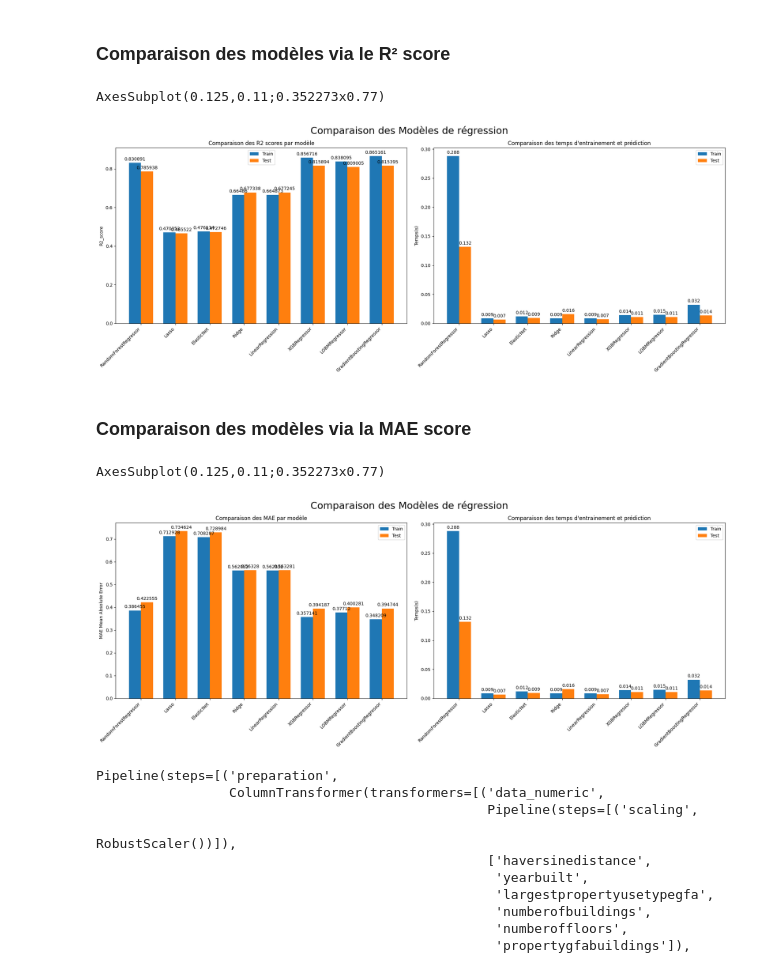
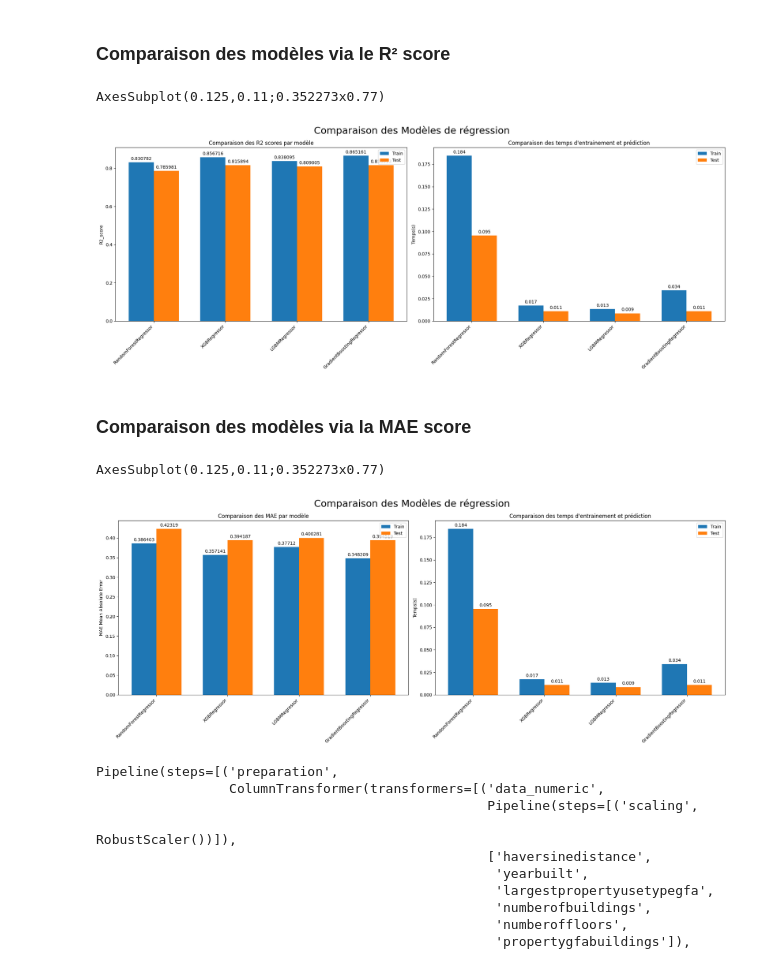
Before and after one commit to data-IA-2022/CO2_Maud_Tarik, a Jupyter notebook: model-multioutput.ipynb, the cells around one changed output. Cells and saved outputs as stored; diff of their text form; code cells hidden in the pictures.

```diff
--- a/model-multioutput.ipynb
+++ b/model-multioutput.ipynb
@@ -360,7 +350,7 @@ import time
 from sklearn.metrics import mean_absolute_error
 from sklearn.multioutput import MultiOutputRegressor
 from sklearn.pipeline import Pipeline
-from sklearn.model_selection import GridSearchCV
+from sklearn.model_selection import GridSearchCV, learning_curve
 import xgboost as xgb
 from sklearn.ensemble import RandomForestRegressor
 import lightgbm as lgb
@@ -372,17 +362,17 @@ models_param = {
         'model__estimator__n_estimators': [100, 200, 500],
         'model__estimator__max_depth': [3, 5, 7]
     },
-    Lasso: {
-        'model__estimator__alpha': [0.1, 1.0, 10.0]
-    },
-    ElasticNet: {
-        'model__estimator__alpha': [0.1, 1.0, 10.0],
-        'model__estimator__l1_ratio': [0.1, 0.5, 0.9]
-    },
-    Ridge: {
-        'model__estimator__alpha': [0.1, 1.0, 10.0]
-    },
-    LinearRegression: {},
+    # Lasso: {
+    #     'model__estimator__alpha': [0.1, 1.0, 10.0]
+    # },
+    # ElasticNet: {
+    #     'model__estimator__alpha': [0.1, 1.0, 10.0],
+    #     'model__estimator__l1_ratio': [0.1, 0.5, 0.9]
+    # },
+    # Ridge: {
+    #     'model__estimator__alpha': [0.1, 1.0, 10.0]
+    # },
+    # LinearRegression: {},
     xgb.XGBRegressor: {
         'model__estimator__n_estimators': [100, 200, 500],
         'model__estimator__max_depth': [3, 5, 7],
@@ -394,6 +384,7 @@ models_param = {
         'model__estimator__learning_rate': [0.1, 0.01, 0.001]
     },
     GradientBoostingRegressor: {
+        'model__estimator__loss' : ['squared_error', 'huber'],
         'model__estimator__n_estimators': [100, 200, 500],
         'model__estimator__max_depth': [3, 5, 7],
         'model__estimator__learning_rate': [0.1, 0.01, 0.001]
@@ -402,10 +393,10 @@ models_param = {
 
 model_names = [
     'RandomForestRegressor',
-    'Lasso',
-    'ElasticNet',
-    'Ridge',
-    'LinearRegression',
+    # 'Lasso',
+    # 'ElasticNet',
+    # 'Ridge',
+    # 'LinearRegression',
     'XGBRegressor',
     'LGBMRegressor',
     'GradientBoostingRegressor'
@@ -418,6 +409,7 @@ models_compare_metrics = pd.DataFrame(columns=metrics, index=[])
 
 best_model = None
 best_test_score = -np.inf
+learning_curves_data = []
 
 for model, model_name in zip(models_param.keys(), model_names):
     multi_reg = MultiOutputRegressor(model())
@@ -479,6 +471,10 @@ for model, model_name in zip(models_param.keys(), model_names):
     print("MAE test score:", mae_test_score)
     print("Best parameters:", gscv.best_params_)
 
+    # Generate learning curve data
+    train_sizes, train_scores, test_scores = learning_curve(best_estimator, X_train, Y_train, cv=5, scoring='r2')
+    learning_curves_data.append((model_name, train_sizes, train_scores, test_scores))
+
 # Display the comparison dataframe
 print(models_compare_metrics)
 # %% [output]
@@ -521,7 +542,7 @@ Index(['train_time', 'test_time', 'R2_score_train', 'R2_score_test',
 ### Comparaison des modèles via le R² score
 # %%
 # Comparaisons des modèles avec le R2 scrore comme métrique
-models_compare_metrics = models_compare_metrics[models_compare_metrics.index != 'LinearSVR']
+
 x = np.arange(len(models_compare_metrics.index))
 width = 0.35
 
@@ -553,44 +574,43 @@ fig.tight_layout()
 plt.show()
 # %% [output]
 AxesSubplot(0.125,0.11;0.352273x0.77)
-[figure, old version]
+[figure, new version]
 # %% [markdown]
 ### Comparaison des modèles via la MAE score
 # %%
 # Comparaisons des modèles avec la MAE comme métrique
-models_compare_metrics = models_compare_metrics[models_compare_metrics.index != 'LinearSVR']
 x = np.arange(len(models_compare_metrics.index))
 width = 0.35
 
 fig, ax = plt.subplots(1, 2, figsize=(20, 8), sharey=False, sharex=False)
 print(ax[0])
 scores1 = ax[0].bar(x - width/2, models_compare_metrics['MAE_train_score'], width, label='Train')
 scores2 = ax[0].bar(x + width/2, models_compare_metrics['MAE_test_score'], width, label='Test')
 ax[0].set_ylabel('MAE Mean Absolute Error')
 ax[0].set_title('Comparaison des MAE par modèle')
 ax[0].set_xticks(x)
 ax[0].set_xticklabels(models_compare_metrics.index, rotation=45, ha='right')
 ax[0].legend()
 ax[0].bar_label(scores1, padding=3)
 ax[0].bar_label(scores2, padding=3)
 
 times1 = ax[1].bar(x - width/2, models_compare_metrics['train_time'], width, label='Train')
 times2 = ax[1].bar(x + width/2, models_compare_metrics['test_time'], width, label='Test')
 ax[1].set_ylabel('Temps(s)')
 ax[1].set_title("Comparaison des temps d'entrainement et prédiction")
 ax[1].set_xticks(x)
 ax[1].set_xticklabels(models_compare_metrics.index, rotation=45, ha='right')
 ax[1].legend()
 ax[1].bar_label(times1, padding=3, fmt='%.3f')
 ax[1].bar_label(times2, padding=3, fmt='%.3f')
 
 plt.suptitle("Comparaison des Modèles de régression", fontsize=22)
 fig.tight_layout()
 
 plt.show()
 # %% [output]
 AxesSubplot(0.125,0.11;0.352273x0.77)
-[figure, old version]
+[figure, new version]
 # %%
 best_model = joblib.load('data/best_model_XGBRegressor.pkl')
 best_model
```
Also changed, not shown: parts of 29 cells of this notebook, 28 other files.
